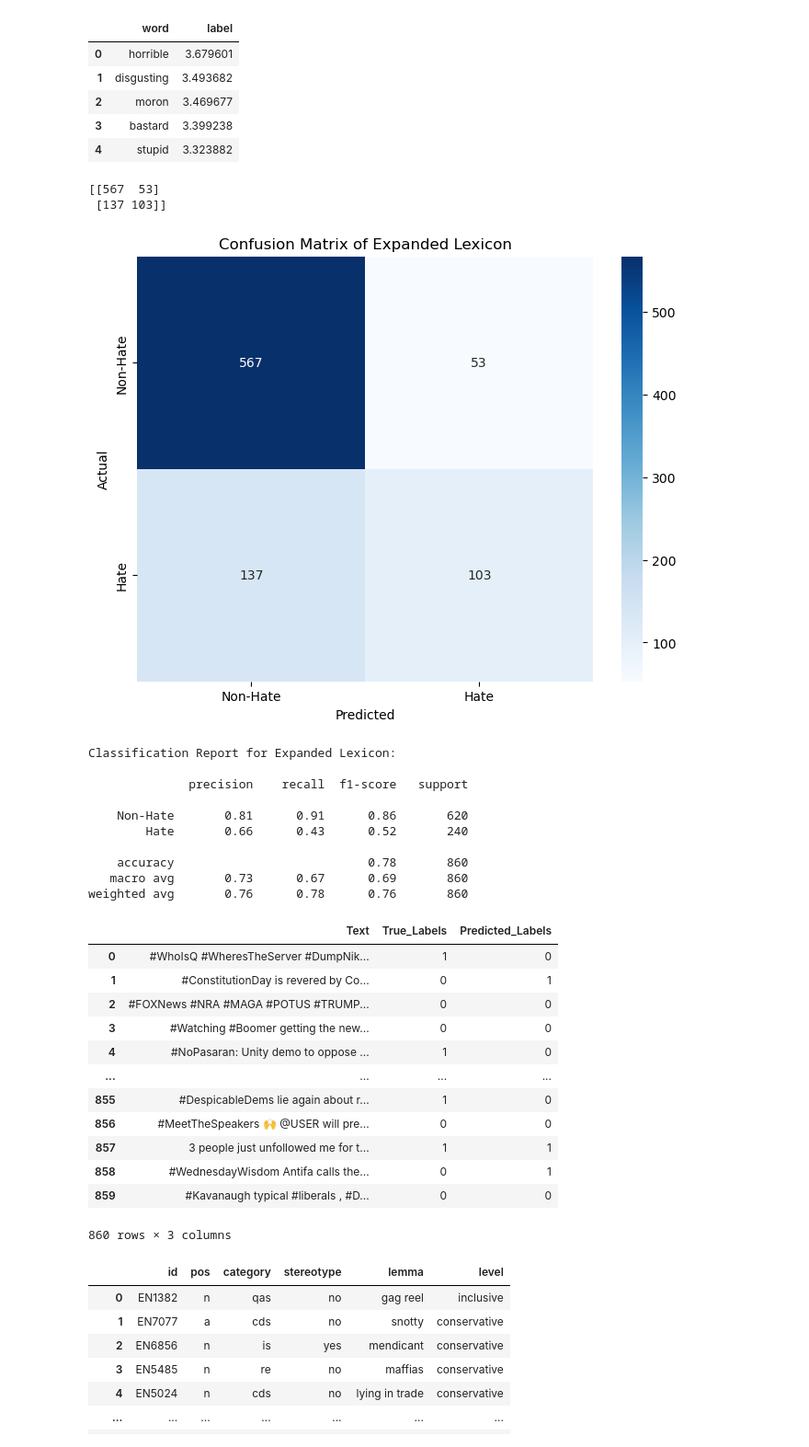
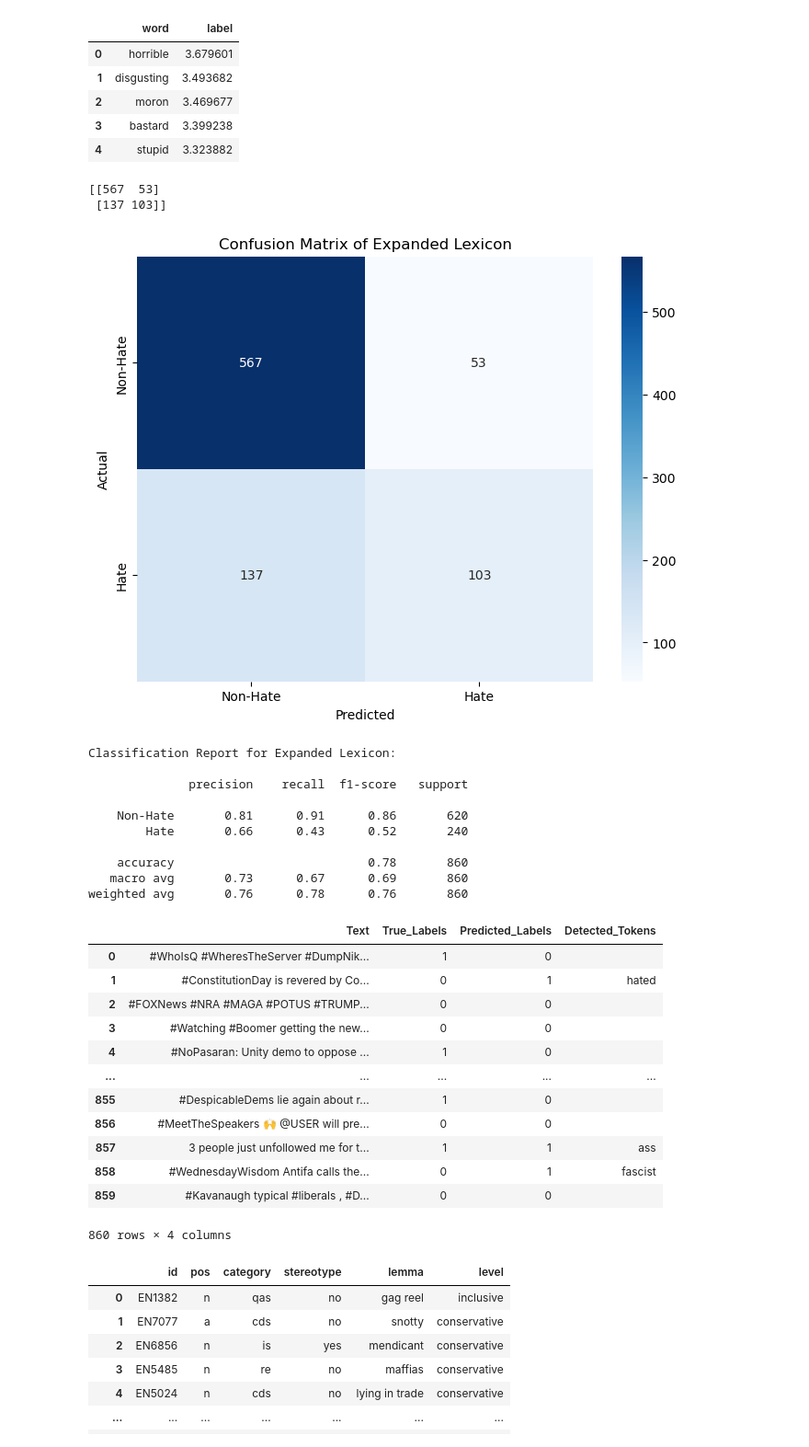
Before and after one commit to Mohammed-majeed/Subjectivity-Mining, a Jupyter notebook: Assignment 3 - Group 11/classifier_one_word.ipynb, the cells around one changed output. Shown at 92% size. Cells and saved outputs as stored; diff of their text form; code cells hidden in the pictures.

Commit message:
classifier one word

```diff
--- a/Assignment 3 - Group 11/classifier_one_word.ipynb
+++ b/Assignment 3 - Group 11/classifier_one_word.ipynb
@@ -59,7 +59,12 @@ merged_lexicon = merged_lexicon[merged_lexicon['hate-label'] != 0]
 # Load the OLID test dataset
 test_data = pd.read_csv('./Data/olid-test.csv')
 # %%
-def lexicon_lookup_and_evaluate(text_column, labels_column, lexicon, colum_name=None, name=None):
+import pandas as pd
+import matplotlib.pyplot as plt
+import seaborn as sns
+from sklearn.metrics import confusion_matrix, classification_report
+
+def lexicon_lookup_and_evaluate(text_column, labels_column, lexicon, column_name=None, name=None):
     """
     Perform lexicon-based hate speech identification and evaluate the results.
 
@@ -67,12 +72,12 @@ def lexicon_lookup_and_evaluate(text_column, labels_column, lexicon, colum_name=
         text_column (pd.Series): The column containing the input text to classify.
         labels_column (pd.Series): The column containing the true labels (0 for non-hate, 1 for hate).
         lexicon (pd.DataFrame): The merged lexicon containing hate speech terms and labels.
-        colum_name (str) : the colume name in the dataframe
-        name (str) : name to be added to Confusion Matrix
-
+        column_name (str): The column name in the lexicon DataFrame.
+        name (str): Name to be added to Confusion Matrix.
 
     Returns:
-        pd.DataFrame: A DataFrame containing the original text, true labels, predicted labels, and the confusion matrix.
+        pd.DataFrame: A DataFrame containing the original text, true labels, predicted labels,
+                      detected tokens, and the confusion matrix.
     """
     # Create a DataFrame to store results
     results_df = pd.DataFrame({'Text': text_column, 'True_Labels': labels_column})
@@ -80,13 +85,17 @@ def lexicon_lookup_and_evaluate(text_column, labels_column, lexicon, colum_name=
     # Define a function for lexicon-based hate speech identification
     def lexicon_lookup(text, lexicon):
         tokens = text.lower().split()  # Convert to lowercase for case-insensitive matching
+        detected_tokens = []  # To store tokens detected as hate speech
         for token in tokens:
-            if token in lexicon[colum_name].values:
-                return 1  # Hate speech detected
-        return 0  # Non-hate speech
+            if token in lexicon[column_name].values:
+                detected_tokens.append(token)
+        if detected_tokens:
+            return 1, ', '.join(detected_tokens)  # Hate speech detected and list of detected tokens
+        else:
+            return 0, ''  # Non-hate speech and empty token list
 
     # Apply the lexicon-lookup approach to the text data
-    results_df['Predicted_Labels'] = text_column.apply(lambda x: lexicon_lookup(x, lexicon))
+    results_df['Predicted_Labels'], results_df['Detected_Tokens'] = zip(*text_column.apply(lambda x: lexicon_lookup(x, lexicon)))
 
     # Calculate the confusion matrix
     conf_matrix = confusion_matrix(results_df['True_Labels'], results_df['Predicted_Labels'])
@@ -99,7 +108,7 @@ def lexicon_lookup_and_evaluate(text_column, labels_column, lexicon, colum_name=
                 yticklabels=['Non-Hate', 'Hate'])
     plt.xlabel('Predicted')
     plt.ylabel('Actual')
-    plt.title('Confusion Matrix of '+name)
+    plt.title('Confusion Matrix of ' + name)
     plt.show()
 
     # Generate a classification report
@@ -111,8 +120,8 @@ def lexicon_lookup_and_evaluate(text_column, labels_column, lexicon, colum_name=
 
     return results_df
 
-
-lexicon_lookup_and_evaluate(test_data['text'], test_data['labels'], merged_lexicon, colum_name='unit', name = "Merged lexicon")
+# Example usage:
+lexicon_lookup_and_evaluate(test_data['text'], test_data['labels'], merged_lexicon, column_name='unit', name="Merged lexicon")
 # %% [output]
 [[345 275]
  [ 77 163]]
@@ -160,34 +169,34 @@ df_featur_base_lexicon.head()
 | 3 | bastard | 3.399238 |
 | 4 | stupid | 3.323882 |
 # %%
-lexicon_lookup_and_evaluate(test_data['text'], test_data['labels'], df_featur_base_lexicon , colum_name='word', name = "Expanded Lexicon")
+lexicon_lookup_and_evaluate(test_data['text'], test_data['labels'], df_featur_base_lexicon , column_name='word', name = "Expanded Lexicon")
 # %% [output]
 [[567  53]
  [137 103]]
 [figure]
 Classification Report for Expanded Lexicon:
 
               precision    recall  f1-score   support
 
     Non-Hate       0.81      0.91      0.86       620
         Hate       0.66      0.43      0.52       240
 
     accuracy                           0.78       860
    macro avg       0.73      0.67      0.69       860
 weighted avg       0.76      0.78      0.76       860
-|  | Text | True_Labels | Predicted_Labels |
-| 0 | #WhoIsQ #WheresTheServer #DumpNik... | 1 | 0 |
-| 1 | #ConstitutionDay is revered by Co... | 0 | 1 |
-| 2 | #FOXNews #NRA #MAGA #POTUS #TRUMP... | 0 | 0 |
-| 3 | #Watching #Boomer getting the new... | 0 | 0 |
-| 4 | #NoPasaran: Unity demo to oppose ... | 1 | 0 |
-| ... | ... | ... | ... |
-| 855 | #DespicableDems lie again about r... | 1 | 0 |
-| 856 | #MeetTheSpeakers 🙌 @USER will pre... | 0 | 0 |
-| 857 | 3 people just unfollowed me for t... | 1 | 1 |
-| 858 | #WednesdayWisdom Antifa calls the... | 0 | 1 |
-| 859 | #Kavanaugh typical #liberals , #D... | 0 | 0 |
+|  | Text | True_Labels | Predicted_Labels | Detected_Tokens |
+| 0 | #WhoIsQ #WheresTheServer #DumpNik... | 1 | 0 |  |
+| 1 | #ConstitutionDay is revered by Co... | 0 | 1 | hated |
+| 2 | #FOXNews #NRA #MAGA #POTUS #TRUMP... | 0 | 0 |  |
+| 3 | #Watching #Boomer getting the new... | 0 | 0 |  |
+| 4 | #NoPasaran: Unity demo to oppose ... | 1 | 0 |  |
+| ... | ... | ... | ... | ... |
+| 855 | #DespicableDems lie again about r... | 1 | 0 |  |
+| 856 | #MeetTheSpeakers 🙌 @USER will pre... | 0 | 0 |  |
+| 857 | 3 people just unfollowed me for t... | 1 | 1 | ass |
+| 858 | #WednesdayWisdom Antifa calls the... | 0 | 1 | fascist |
+| 859 | #Kavanaugh typical #liberals , #D... | 0 | 0 |  |
-860 rows × 3 columns
+860 rows × 4 columns
 # %%
 path= r"../Assignment 3 - Group 11/Data/"
 hurtlex_EN = path+"hurtlex_EN.tsv"
```
Also changed, not shown: parts of 3 cells of this notebook.
